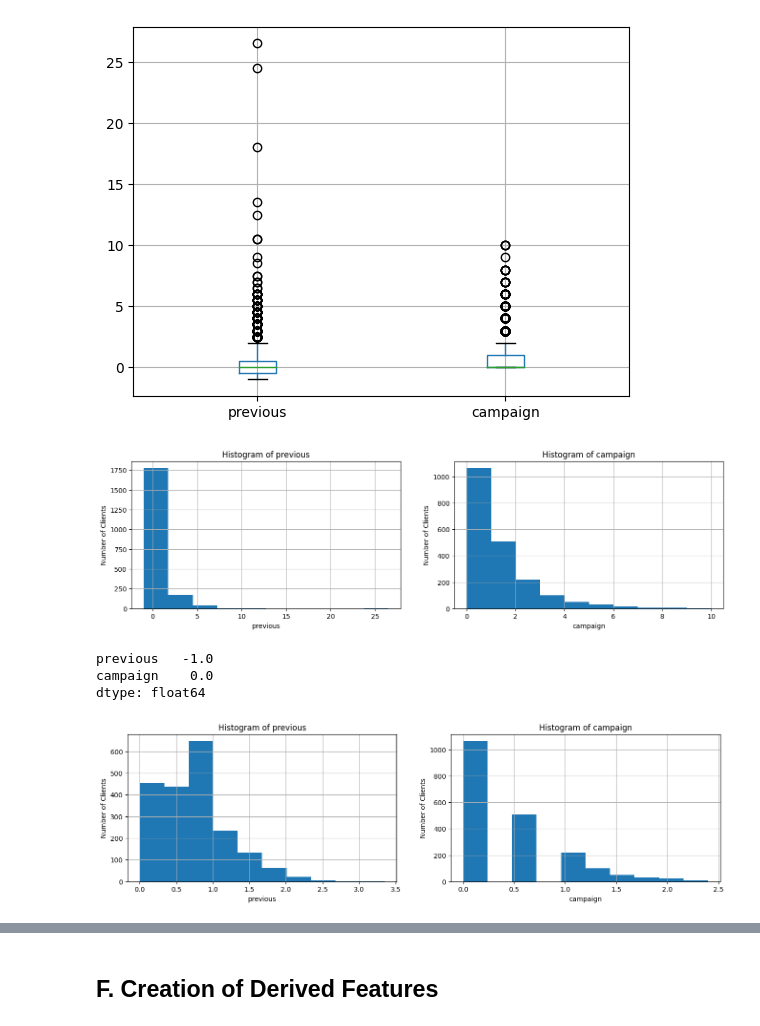
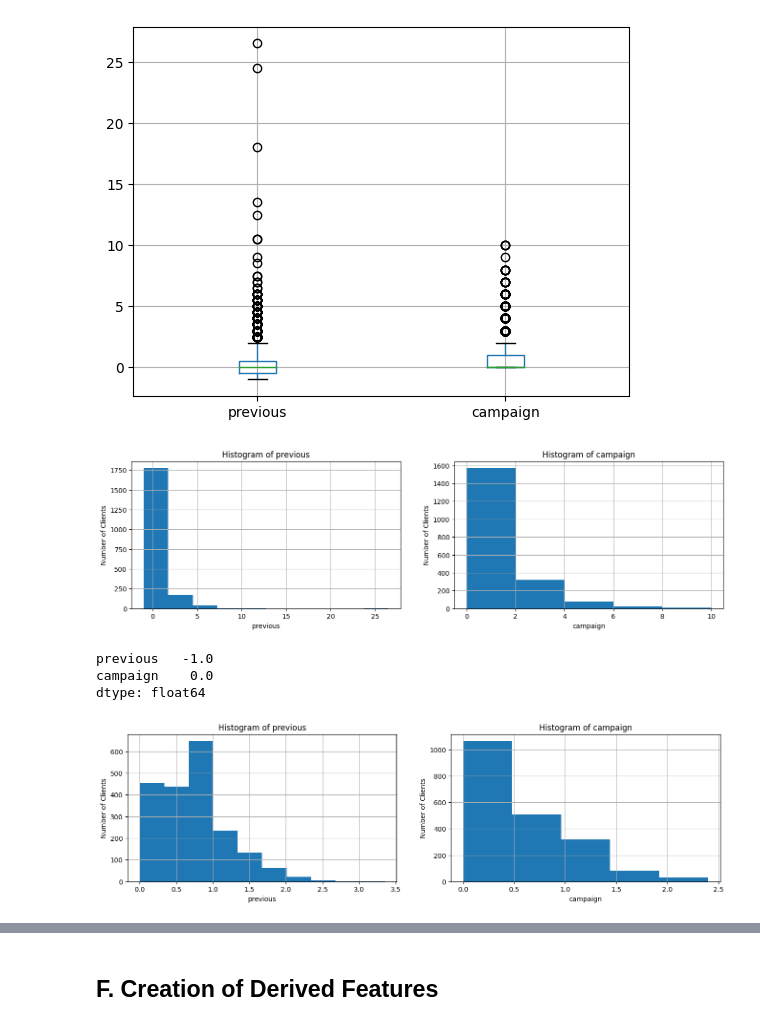
Before and after one commit to ishalazo/CS4168-DataMining-Labs, a Jupyter notebook: Lab2/lab2.ipynb, the cells around one changed output, grey strips where cells are left out. Saved outputs shown, nothing was run; the diff lists cells and outputs as text; code cells hidden in the pictures.

```diff
--- a/Lab2/lab2.ipynb
+++ b/Lab2/lab2.ipynb
@@ -224,11 +224,11 @@ ax3 = fig.add_subplot(1, 2, 2)
 ax3.set_title("Histogram of campaign")
 ax3.set_xlabel('campaign')
 ax3.set_ylabel('Number of Clients')
-df['campaign'].hist(bins=10)
+df['campaign'].hist(bins=5)
 
 plt.show()
 # %% [output]
-[figure, old version]
+[figure, new version]
 # %%
 df[['previous', 'campaign']].min()
 # %% [output]
@@ -242,21 +242,21 @@ df['campaign'] = np.log(df['campaign'] + abs(min(df['campaign'])) + 1)
 # %%
 # Create figure with two subplots
 fig = plt.figure(figsize=(16,4))
 
 # Plot previous
 ax1 = fig.add_subplot(1, 2, 1)
 ax1.set_title("Histogram of previous")
 ax1.set_xlabel('previous')
 ax1.set_ylabel('Number of Clients')
 df['previous'].hist(bins=10)
 
 # Plot campaign
 ax3 = fig.add_subplot(1, 2, 2)
 ax3.set_title("Histogram of campaign")
 ax3.set_xlabel('campaign')
 ax3.set_ylabel('Number of Clients')
-df['campaign'].hist(bins=10)
+df['campaign'].hist(bins=5)
 
 plt.show()
 # %% [output]
-[figure, old version]
+[figure, new version]
```
Also changed, not shown: parts of 7 cells of this notebook, 1 other file.
